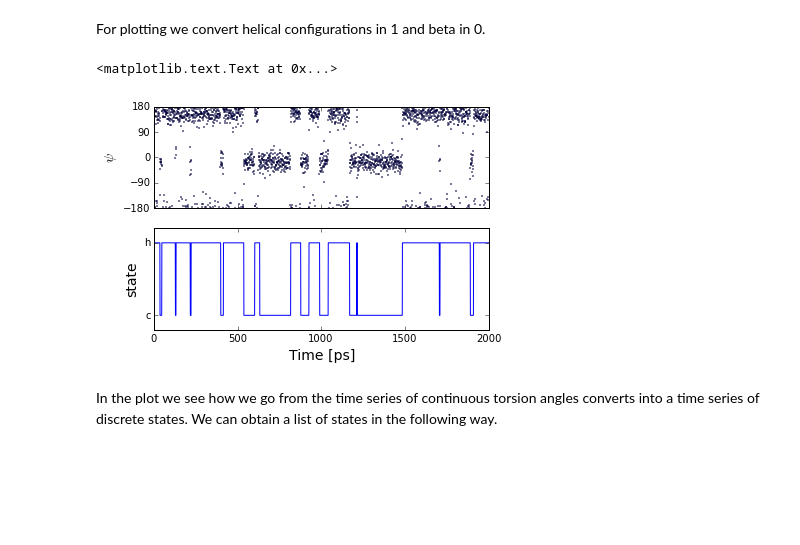
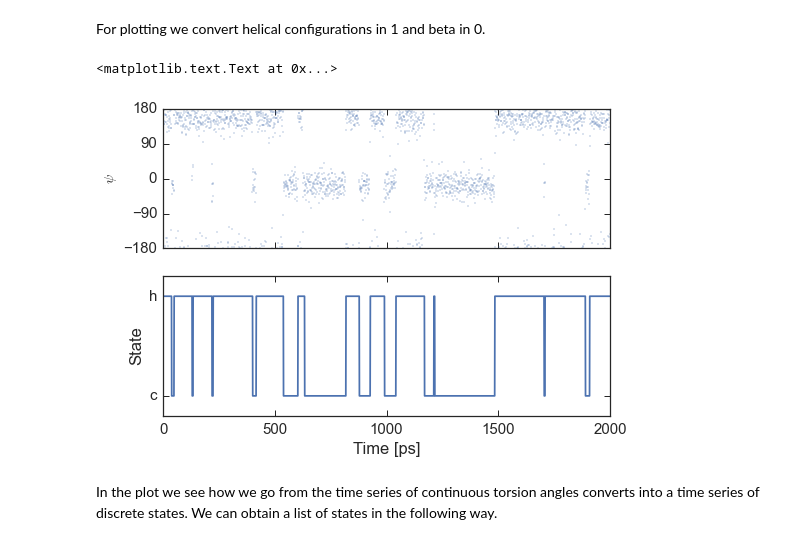
Before and after one commit to BioKT/MasterMSM, a Jupyter notebook: examples/alanine_dipeptide/ala_dipeptide.ipynb, the cells around one changed output. Cells and saved outputs as stored; diff of their text form; code cells hidden in the pictures; blank space fills up the shorter version.

```diff
--- a/examples/alanine_dipeptide/ala_dipeptide.ipynb
+++ b/examples/alanine_dipeptide/ala_dipeptide.ipynb
@@ -8,6 +8,9 @@ First we import a number of libraries we will need as we run this example
 import math
 import numpy as np
 import matplotlib.pyplot as plt
+import seaborn as sns
+sns.set(style="ticks", color_codes=True, font_scale=1.5)
+sns.set_style({"xtick.direction": "in", "ytick.direction": "in"})
 # %% [output]
 The autoreload extension is already loaded. To reload it, use:
   %reload_ext autoreload
@@ -50,28 +53,27 @@ For plotting we convert helical configurations in 1 and beta in 0.
 # %%
 y = [0 if x == 'A' else 1 for x in tr.distraj]
 fig, (ax1, ax2) = plt.subplots(2,1, sharex=True)
 ax1.plot(psi[1]*180/math.pi,'o', markersize=1)
 ax2.plot(y)
 
 ax1.set_ylabel(r'$\psi$', fontsize=14)
 ax1.set_xlim(0,2000)
 ax1.set_ylim(-180,180)
 ax1.yaxis.set_ticks(range(-180,181,90))
 
-ax2.set_ylabel(r'state', fontsize=14)
+ax2.set_ylabel('State')
 ax2.set_xlim(0,2000)
 ax2.set_ylim(-0.2,1.2)
 ax2.yaxis.set_ticks([0,1])
 labels = [item.get_text() for item in ax2.get_xticklabels()]
 labels[0] = 'c'
 labels[1] = 'h'
 ax2.set_yticklabels(labels)
 
 ax2.set_xlabel('Time [ps]')
-ax2.set_xlabel(r'Time [ps]', fontsize=14)
 # %% [output]
 <matplotlib.text.Text at 0x...>
-[figure, old version]
+[figure, new version]
 # %% [markdown]
 In the plot we see how we go from the time series of continuous torsion angles converts into a time series of discrete states. We can obtain a list of states in the following way.
 # %%
```
Also changed, not shown: parts of 6 cells of this notebook.
